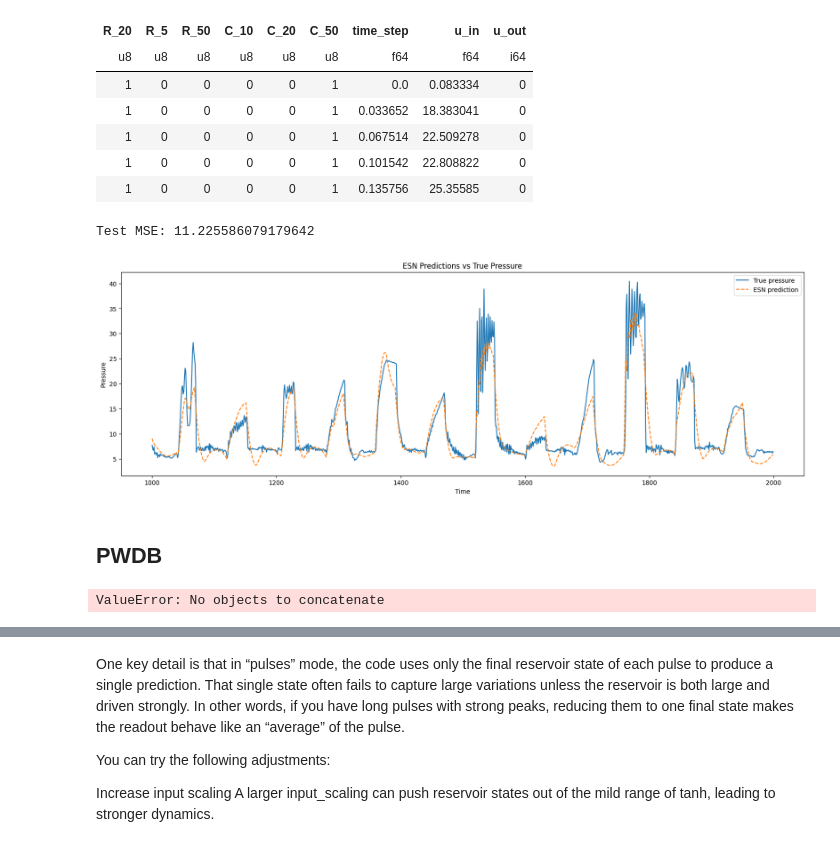
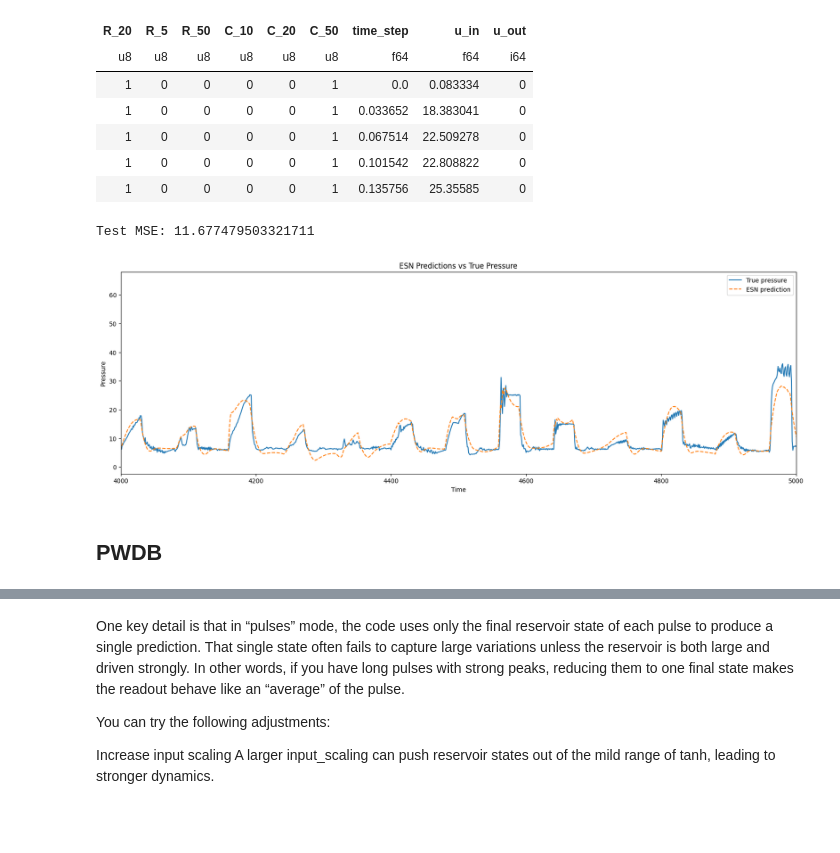
Before and after one commit to TMKamsma/Pyontronics, a Jupyter notebook: demo.ipynb, the cells around one changed output, grey strips where cells are left out. Cells and saved outputs as stored; diff of their text form; code cells hidden in the pictures; blank space fills up the shorter version.

```diff
--- a/demo.ipynb
+++ b/demo.ipynb
@@ -208,7 +227,7 @@ esn.visualize_reservoir()
 # %%
 import polars as pl
 # %%
-data = pl.read_csv(r"data\ventilator-pressure-prediction\train.csv")[:1000000]
+data = pl.read_csv(r"data\ventilator-pressure-prediction\train.csv")[:100000]
 
 data = data.to_dummies(columns=["R", "C"])
 
@@ -232,7 +251,7 @@ shape: (5, 9)
 # %%
 esn = EchoStateNetwork(
     input_dim=train_x.shape[1],
-    reservoir_size=85,
+    reservoir_size=80,
     output_dim=train_y.shape[1],
     leaking_rate=0.66,
     step_size=0.18,
@@ -249,26 +268,22 @@ esn = EchoStateNetwork(
 
 esn.fit(train_x, train_y)
 # %%
-predictions = esn.predict(test_x)
+predictions = esn.predict(test_x, teacher_ratio=1)
 print(f"Test MSE: {mse(test_y, predictions)}")
 # %% [output]
-Test MSE: 11.225586079179642
+Test MSE: 11.677479503321711
 # %%
 plt.figure(figsize=(20, 6))
-plt.plot(range(len(test_y))[1000:2000], test_y[1000:2000], label="True pressure")
-plt.plot(
-    range(len(test_y))[1000:2000],
-    predictions[1000:2000],
-    label="ESN prediction",
-    linestyle="--",
-)
+plt.plot(range(len(test_y)), test_y, label="True pressure")
+plt.plot(range(len(test_y)), predictions, label="ESN prediction", linestyle="--",)
 plt.title("ESN Predictions vs True Pressure")
 plt.xlabel("Time")
 plt.ylabel("Pressure")
+plt.xlim(4000, 5000)
 plt.legend()
 plt.show()
 # %% [output]
-[figure, old version]
+[figure, new version]
 # %% [markdown]
 ## PWDB
 # %%
@@ -285,7 +298,7 @@ def mse(test, predictions):
 # %%
 pathlist = Path(r'data/pulse-wave-database/PWs_csv/csv').glob('**/*.csv')
 dfs = []
-for path in pathlist:
+for path in tqdm(pathlist):
     df = pd.read_csv(path)
     _, df["filename"], df["Type"] = path.name.split("_")
     df["Type"] = df["Type"].str.replace(r"\.csv$", "", regex=True)
@@ -302,8 +315,6 @@ df = df.drop(columns=pulse_columns)
 df = df[df.Type == 'P']
 df = df.dropna(subset=['SI'])
 df = df.reset_index(drop=True)
-# %% [output]
-ValueError: No objects to concatenate
 # %%
 n = randint(0, len(df))
 pulse_data = df.iloc[n]["pulse"]
```
Also changed, not shown: parts of 15 cells of this notebook, 2 other files.
